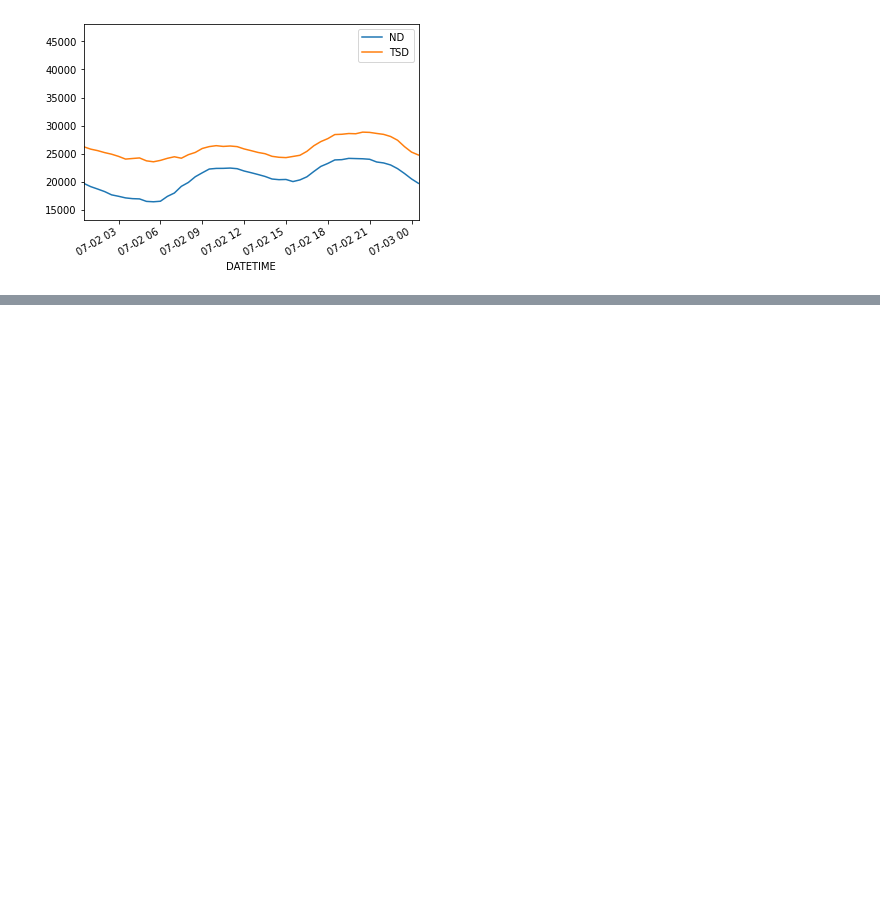
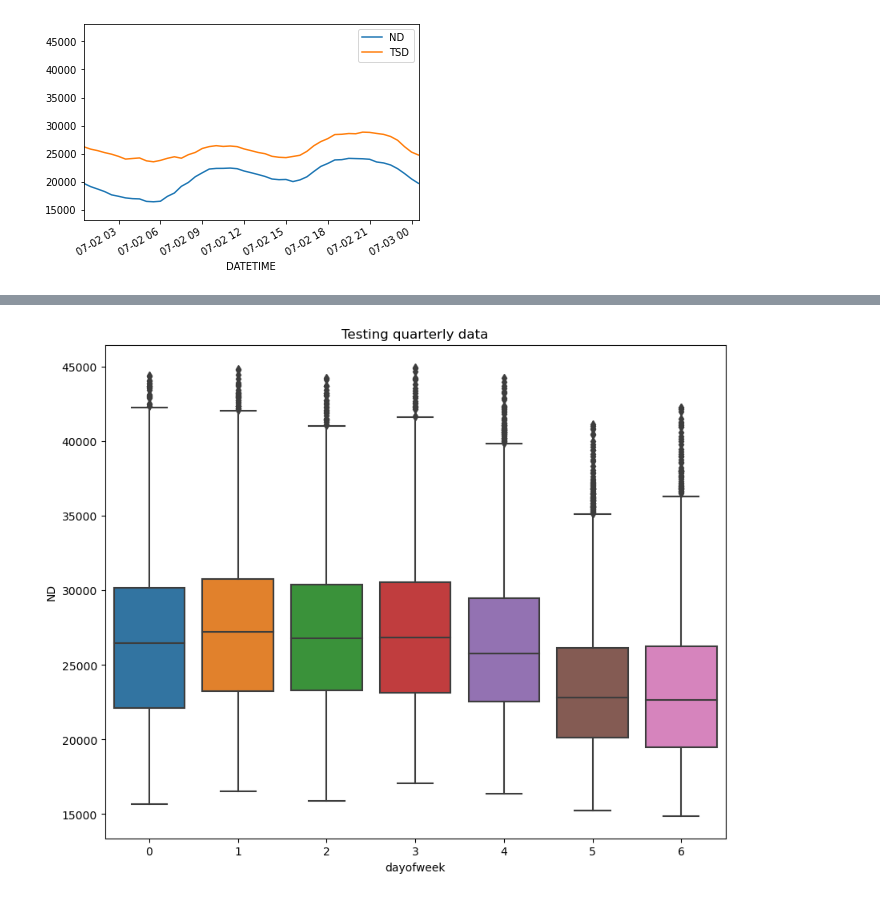
Before and after one commit to affaniqbal/uk-energy-grid-data, a Jupyter notebook: electricity_EDA.ipynb, the cells around one changed output, grey strips where cells are left out. Drawn from its saved outputs; the diff is of its cells as text; code cells hidden in the pictures; blank space fills up the shorter version.

```diff
--- a/electricity_EDA.ipynb
+++ b/electricity_EDA.ipynb
@@ -155,0 +190,7 @@ df.plot( y = ['ND', 'TSD'], xlim = ("2022-07-02 00:30:00", "2022-07-03 00:30:00"
+# %%
+fig, ax = plt.subplots(figsize = (10,8))
+sns.boxplot(data = df, x = 'dayofweek', y = 'ND')
+ax.set_title('Testing quarterly data')
+plt.show()
+# %% [output]
+[figure, added]
```
Also changed, not shown: parts of 14 cells of this notebook.
